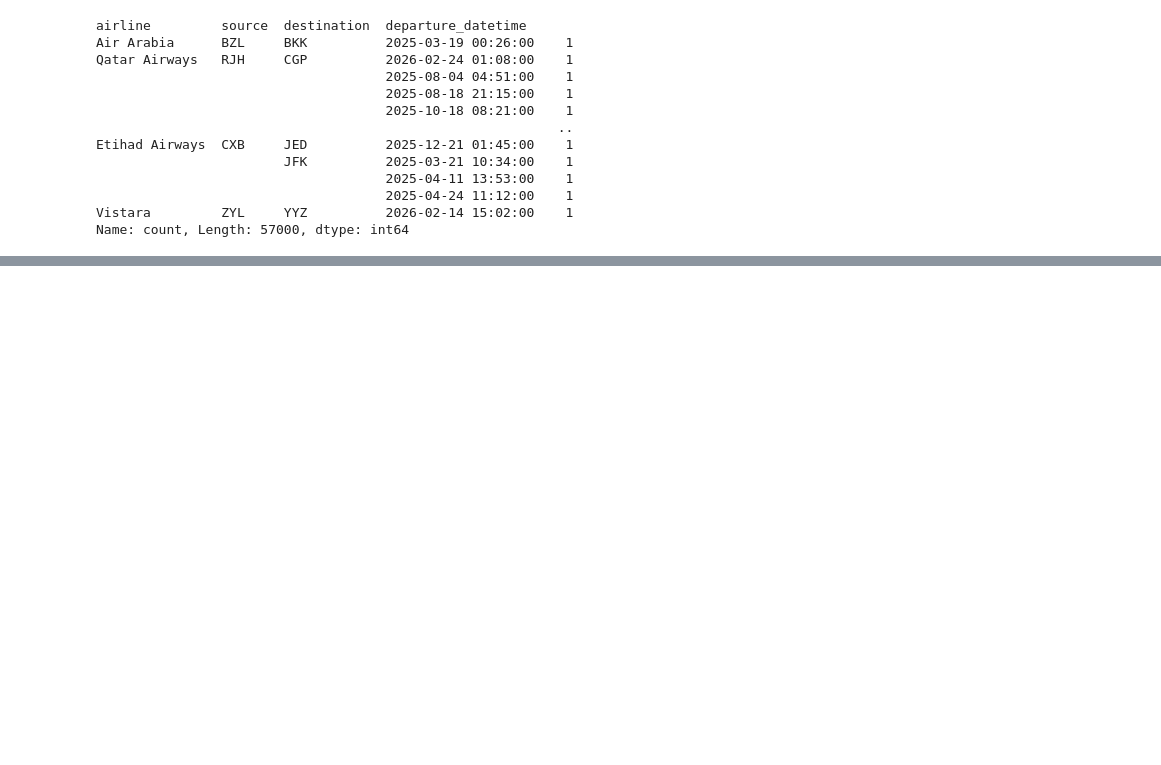
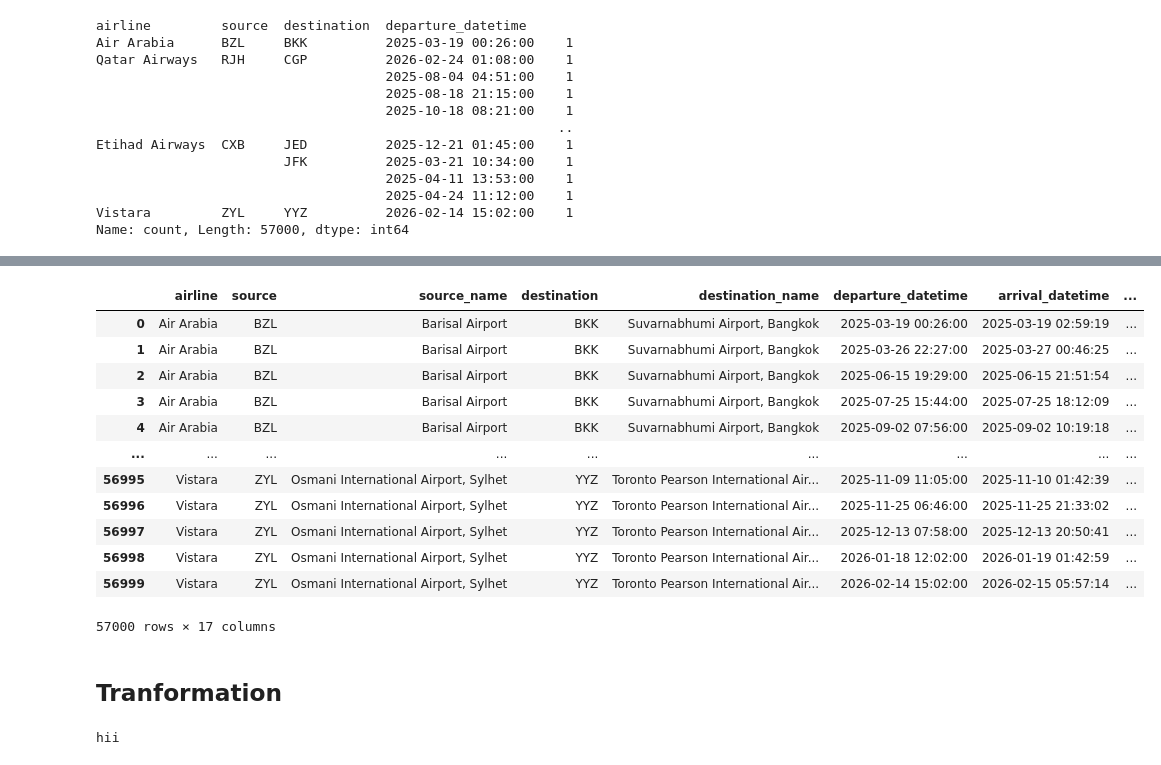
Before and after one commit to GEssuman/data-engineering-labs, a Jupyter notebook: jupyter_nb.ipynb, the cells around one changed output, grey strips where cells are left out. Cells and saved outputs as stored; diff of their text form; code cells hidden in the pictures; blank space fills up the shorter version.

```diff
--- a/jupyter_nb.ipynb
+++ b/jupyter_nb.ipynb
@@ -60,3 +61,28 @@ stage_to_mysql_alchemy(flight_df, bangladesh_conn)
 [SQL: INSERT INTO bangladesh_flight (airline, source, source_name, destination, destination_name, departure_datetime, arrival_datetime, duration, stopovers, aircraft_type, class, booking_source, base_ ...
 [parameters: ({'airline': 'Malaysian Airlines', 'source': 'CXB', 'source_name': "Cox's Bazar Airport", 'destination': 'CCU', 'destination_name': 'Netaji Subhas Chandra Bose International Airport, Kolk ...
 (Background on this error at: https://sqlalche.me/e/14/gkpj)
+# %%
+df = pd.read_sql("SELECT * FROM bangladesh_flight", bangladesh_conn)
+
+df
+# %% [output]
+|  | airline | source | source_name | destination | destination_name | departure_datetime | arrival_datetime | ... |
+| 0 | Air Arabia | BZL | Barisal Airport | BKK | Suvarnabhumi Airport, Bangkok | 2025-03-19 00:26:00 | 2025-03-19 02:59:19 | ... |
+| 1 | Air Arabia | BZL | Barisal Airport | BKK | Suvarnabhumi Airport, Bangkok | 2025-03-26 22:27:00 | 2025-03-27 00:46:25 | ... |
+| 2 | Air Arabia | BZL | Barisal Airport | BKK | Suvarnabhumi Airport, Bangkok | 2025-06-15 19:29:00 | 2025-06-15 21:51:54 | ... |
+| 3 | Air Arabia | BZL | Barisal Airport | BKK | Suvarnabhumi Airport, Bangkok | 2025-07-25 15:44:00 | 2025-07-25 18:12:09 | ... |
+| 4 | Air Arabia | BZL | Barisal Airport | BKK | Suvarnabhumi Airport, Bangkok | 2025-09-02 07:56:00 | 2025-09-02 10:19:18 | ... |
+| ... | ... | ... | ... | ... | ... | ... | ... | ... |
+| 56995 | Vistara | ZYL | Osmani International Airport, Sylhet | YYZ | Toronto Pearson International Air... | 2025-11-09 11:05:00 | 2025-11-10 01:42:39 | ... |
+| 56996 | Vistara | ZYL | Osmani International Airport, Sylhet | YYZ | Toronto Pearson International Air... | 2025-11-25 06:46:00 | 2025-11-25 21:33:02 | ... |
+| 56997 | Vistara | ZYL | Osmani International Airport, Sylhet | YYZ | Toronto Pearson International Air... | 2025-12-13 07:58:00 | 2025-12-13 20:50:41 | ... |
+| 56998 | Vistara | ZYL | Osmani International Airport, Sylhet | YYZ | Toronto Pearson International Air... | 2026-01-18 12:02:00 | 2026-01-19 01:42:59 | ... |
+| 56999 | Vistara | ZYL | Osmani International Airport, Sylhet | YYZ | Toronto Pearson International Air... | 2026-02-14 15:02:00 | 2026-02-15 05:57:14 | ... |
+57000 rows × 17 columns
+# %% [markdown]
+## Tranformation
+# %%
+if not ("total_fare" in df.columns):
+    df['total_fare']=df['tax_surcharge'] + df['base_fare']
+# %% [output]
+hii
```
Also changed, not shown: parts of 10 cells of this notebook, 24 other files.
